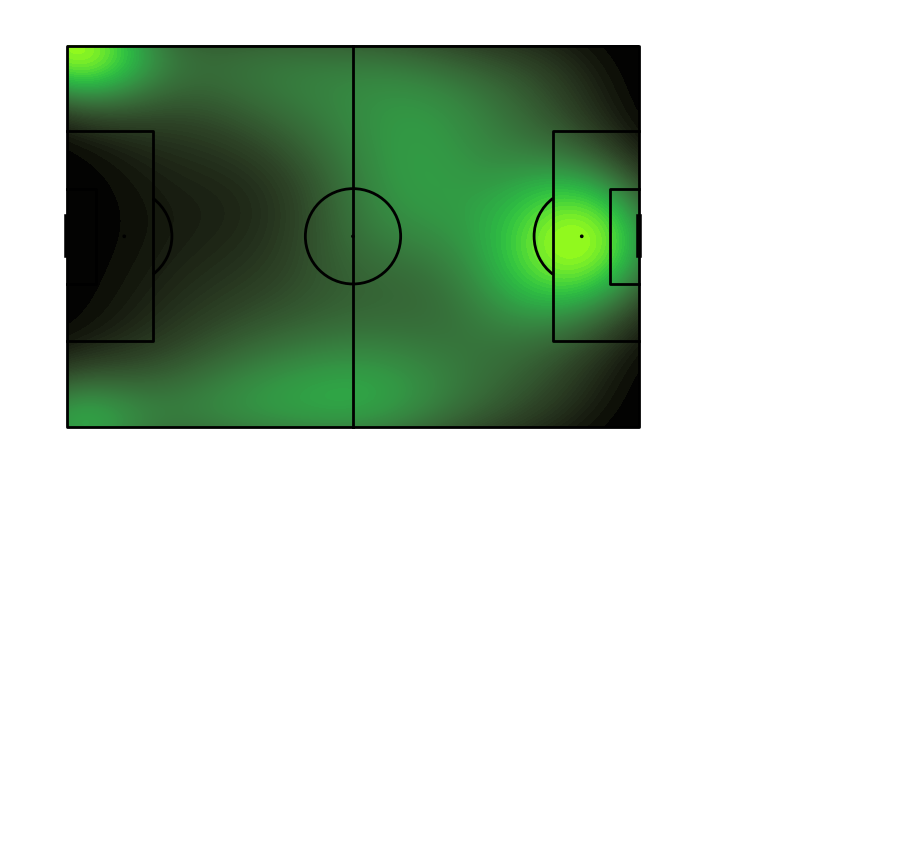
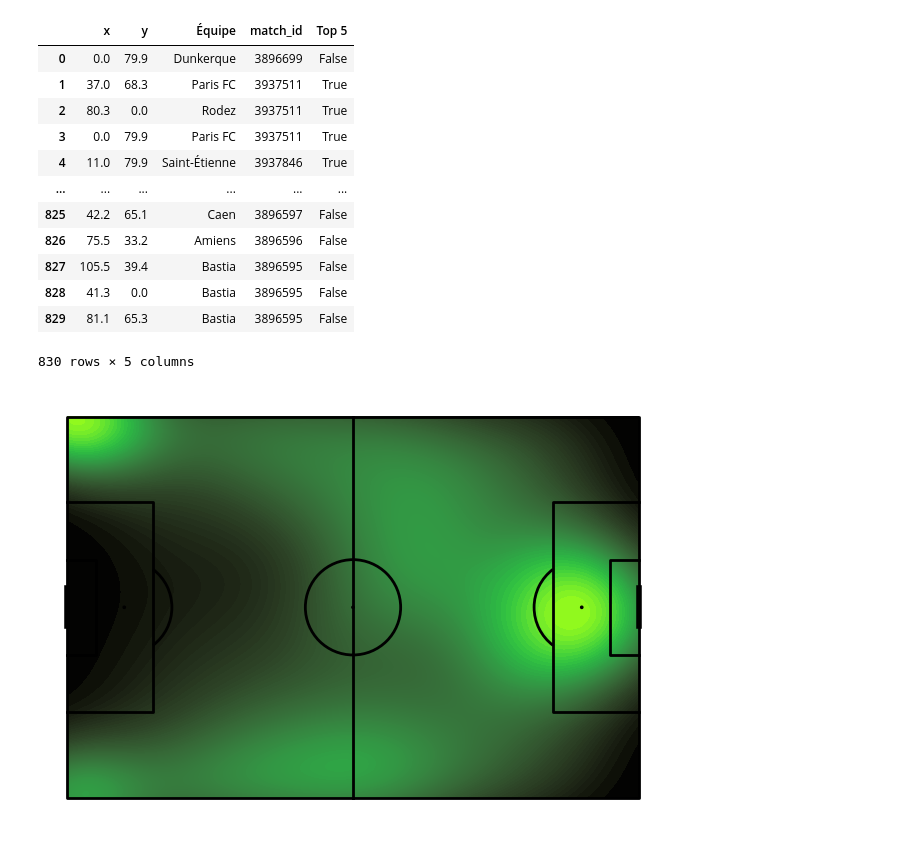
Before and after one commit to Nathan7128/Stage-CF63, a Jupyter notebook: Heatmap SB/deb_action/Avant un but/test.ipynb, the cells around one changed output. Saved outputs shown, nothing was run; the diff lists cells and outputs as text; code cells hidden in the pictures; blank space fills up the shorter version.

```diff
--- a/Heatmap SB/deb_action/Avant un but/test.ipynb
+++ b/Heatmap SB/deb_action/Avant un but/test.ipynb
@@ -14,32 +16,77 @@ email = "nathan.talbot@etu.uca.fr"
 password = os.environ["mdp_statsbomb"]
 creds = {"user" : email, "passwd" : password}
 # %%
-liste_df = []
-liste_annee = ["2023_2024", "2022_2023", "2021_2022", "2020_2021"]
-import ast
-for annee in liste_annee :
+dico_annee = {"2023_2024" : ["Auxerre", "Angers", "Saint-Étienne", "Rodez", "Paris FC"],
+              "2022_2023" : ["Le Havre", "Metz", "Bordeaux", "Bastia", "Caen"],
+              "2021_2022" : ["Toulouse", "AC Ajaccio", "Auxerre", "Paris FC", "Sochaux"],
+              "2020_2021" : ["Troyes", "Clermont Foot", "Toulouse", "Grenoble Foot", "Paris FC"]}
+
+
+for annee in dico_annee.keys() :
+
     df_annee = pd.DataFrame()
-    liste_match = pd.read_excel(f"../../Data/Event SB ligue 2/{annee}/liste_match.xlsx", index_col = 0).squeeze()
+
+    liste_match = pd.read_excel(f"../../../Data/Event SB ligue 2/{annee}/liste_match.xlsx", index_col = 0).squeeze()
+
     serie_match = []
+
     for match in liste_match :
+
         df = pd.DataFrame()
-        event = pd.read_excel(f"../../Data/Event SB ligue 2/{annee}/{match}.xlsx", index_col = 0)
+
+        event = pd.read_excel(f"../../../Data/Event SB ligue 2/{annee}/{match}.xlsx", index_col = 0)
         event.location = event.location.fillna("[60, 40]").apply(ast.literal_eval)
+
         goal = event[(event.shot_outcome == "Goal") & (event.shot_type != "Penalty")]
+
         if len(goal) > 0 :
+
             pos_change_side = goal[pd.DataFrame(goal.location.tolist(), index = goal.index)[0] > 60].possession
+
             deb_action = pd.DataFrame(columns = event.columns)
+
             for ind in goal.index :
                 deb_action.loc[ind] = event[(event.possession == goal.loc[ind, "possession"]) & (event.period == goal.loc[ind, "period"])].iloc[0]
+
             loc_deb_action = pd.DataFrame(deb_action.location.tolist(), index = deb_action.index)
             df = pd.concat([df, pd.concat([loc_deb_action, deb_action.possession, deb_action.possession_team], axis = 1)], axis = 0)
+
             df.loc[df.possession.isin(pos_change_side), [0, 1]] = [120, 80] - df[df.possession.isin(pos_change_side)][[0, 1]]
+
         df_annee = pd.concat([df_annee, df], axis = 0, ignore_index = True)
+
         serie_match += [f"{match}"]*len(df)
+
     df_annee["match_id"] = serie_match
+
     df_annee.drop([2, "possession"], axis = 1, inplace = True)
+
     df_annee.columns = ["x", "y", "Équipe", "match_id"]
-    liste_df.append(df_annee)
+
+    df_annee["Top 5"] = df_annee["Équipe"].isin(dico_annee[annee])
+    break
+# %%
+dico_annee = {"2023_2024" : ["Auxerre", "Angers", "Saint-Étienne", "Rodez", "Paris FC"],
+              "2022_2023" : ["Le Havre", "Metz", "Bordeaux", "Bastia", "Caen"],
+              "2021_2022" : ["Toulouse", "AC Ajaccio", "Auxerre", "Paris FC", "Sochaux"],
+              "2020_2021" : ["Troyes", "Clermont Foot", "Toulouse", "Grenoble Foot", "Paris FC"]}
+
+df_annee["Top 5"] = df_annee["Équipe"].isin(dico_annee[annee])
+df_annee
+# %% [output]
+|  | x | y | Équipe | match_id | Top 5 |
+| 0 | 0.0 | 79.9 | Dunkerque | 3896699 | False |
+| 1 | 37.0 | 68.3 | Paris FC | 3937511 | True |
+| 2 | 80.3 | 0.0 | Rodez | 3937511 | True |
+| 3 | 0.0 | 79.9 | Paris FC | 3937511 | True |
+| 4 | 11.0 | 79.9 | Saint-Étienne | 3937846 | True |
+| ... | ... | ... | ... | ... | ... |
+| 825 | 42.2 | 65.1 | Caen | 3896597 | False |
+| 826 | 75.5 | 33.2 | Amiens | 3896596 | False |
+| 827 | 105.5 | 39.4 | Bastia | 3896595 | False |
+| 828 | 41.3 | 0.0 | Bastia | 3896595 | False |
+| 829 | 81.1 | 65.3 | Bastia | 3896595 | False |
+830 rows × 5 columns
 # %%
 pitch = Pitch(pitch_type = "statsbomb", line_color = '#000000', line_zorder = 2)
 fig, ax = pitch.draw()
```
Also changed, not shown: parts of 1 cell of this notebook, 12 other files.
